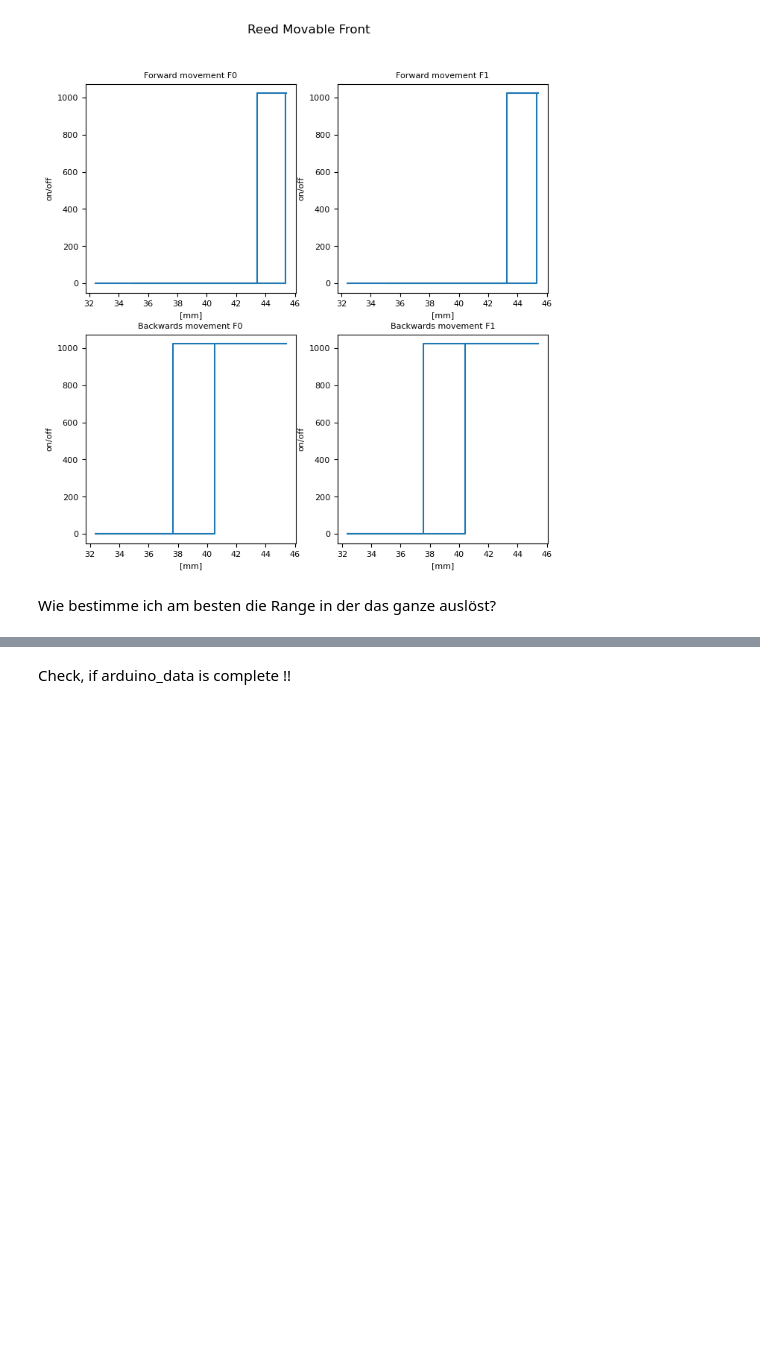
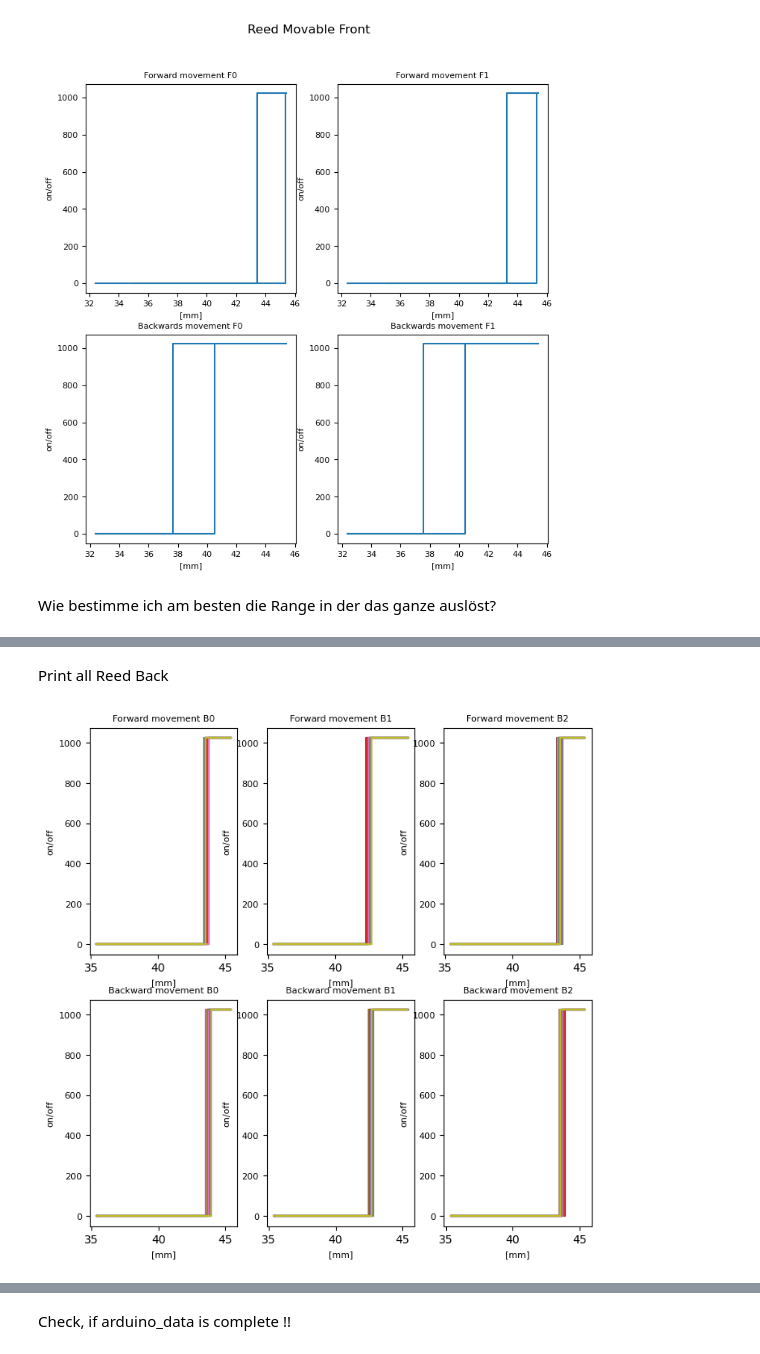
Before and after one commit to annnnna42/Arduino_KDC101_Control_and_Evaluation, a Jupyter notebook: plots.ipynb, the cells around one changed output, grey strips where cells are left out. Saved outputs shown, nothing was run; the diff lists cells and outputs as text; code cells hidden in the pictures; blank space fills up the shorter version.

Commit message:
add plots for Reed evaluation, 1001 is good data!

```diff
--- a/plots.ipynb
+++ b/plots.ipynb
@@ -451,0 +320,44 @@ plt.show()
+# %% [markdown]
+Print all Reed Back
+# %%
+import matplotlib
+
+SMALL_SIZE = 8
+MEDIUM_SIZE = 10
+BIGGER_SIZE = 12
+
+fig, ax = plt.subplots(2,3, figsize=(8, 8))
+
+matplotlib.rc('axes', labelsize=SMALL_SIZE)
+matplotlib.rc('ytick', labelsize=SMALL_SIZE)
+matplotlib.rc('ytick', labelsize=SMALL_SIZE)
+
+ # [f0, f1, b0, b1, b2], [fw, bw, other]
+for i in range(rounds-1):
+    # alle fw rounds von b0
+    ax[0,0].step([sublist[0] for sublist in stage_data[i]], [sublist[2] for sublist in arduino_data[i]])
+    # alle bw rounds von b0
+    ax[1,0].step([sublist[1] for sublist in stage_data[i]], [sublist[2] for sublist in arduino_data[i]])
+     # alle fw rounds von b1
+    ax[0,1].step([sublist[0] for sublist in stage_data[i]], [sublist[3] for sublist in arduino_data[i]])
+    # alle bw rounds von b1
+    ax[1,1].step([sublist[1] for sublist in stage_data[i]], [sublist[3] for sublist in arduino_data[i]])     # alle fw rounds von b1
+    # alle fw rounds von b2
+    ax[0,2].step([sublist[0] for sublist in stage_data[i]], [sublist[4] for sublist in arduino_data[i]])
+    # alle bw rounds von b2
+    ax[1,2].step([sublist[1] for sublist in stage_data[i]], [sublist[4] for sublist in arduino_data[i]])
+
+
+ax[0,0].set_title('Forward movement B0', size=SMALL_SIZE)
+ax[1,0].set_title('Backward movement B0', size=SMALL_SIZE)
+ax[0,1].set_title('Forward movement B1', size=SMALL_SIZE)
+ax[1,1].set_title('Backward movement B1', size=SMALL_SIZE)
+ax[0,2].set_title('Forward movement B2', size=SMALL_SIZE)
+ax[1,2].set_title('Backward movement B2', size=SMALL_SIZE)
+
+for axis in ax.flat:
+    axis.set(xlabel='[mm]', ylabel='on/off')
+
+plt.show()
+# %% [output]
+[figure, added]
```
Also changed, not shown: parts of 7 cells of this notebook, 9 other files.
